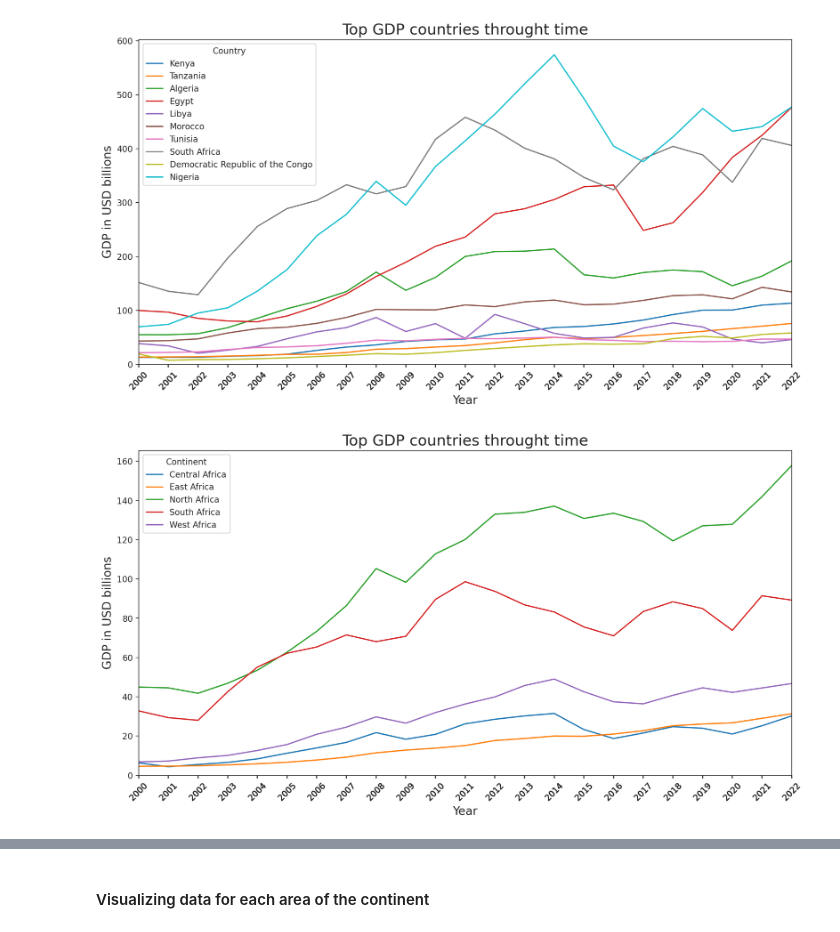
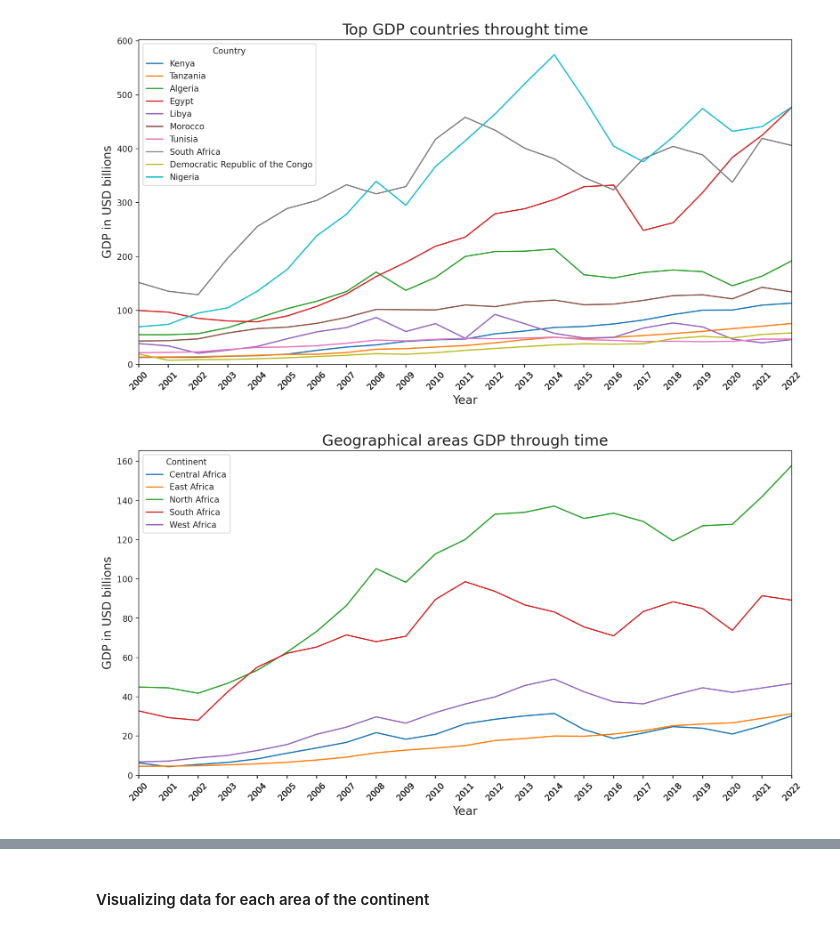
Before and after one commit to GianlucaTurra/African_countries_GDP_data_visualization, a Jupyter notebook: Africa_GDP.ipynb, the cells around one changed output, grey strips where cells are left out. Cells and saved outputs as stored; diff of their text form; code cells hidden in the pictures.

```diff
--- a/Africa_GDP.ipynb
+++ b/Africa_GDP.ipynb
@@ -208,16 +208,16 @@ plt.show()
 # %%
 plt.figure(figsize=(14, 7), dpi=200)
 sns.set_style('ticks')
 fig = sns.lineplot(data=area_data,
                    x='Year',
                    y='gdp_billions',
                    hue='Continent')
 plt.xticks(filtered_top_data['Year'], rotation=45)
-plt.title('Top GDP countries throught time', {'size': 18})
+plt.title('Geographical areas GDP through time', {'size': 18})
 plt.xlabel('Year', {'size': 14})
 plt.ylabel('GDP in USD billions', {'size': 14})
 plt.xlim(area_data['Year'].min(), area_data['Year'].max())
 plt.ylim(0,)
 plt.show()
 # %% [output]
-[figure, old version]
+[figure, new version]
```
Also changed, not shown: parts of 5 cells of this notebook.
